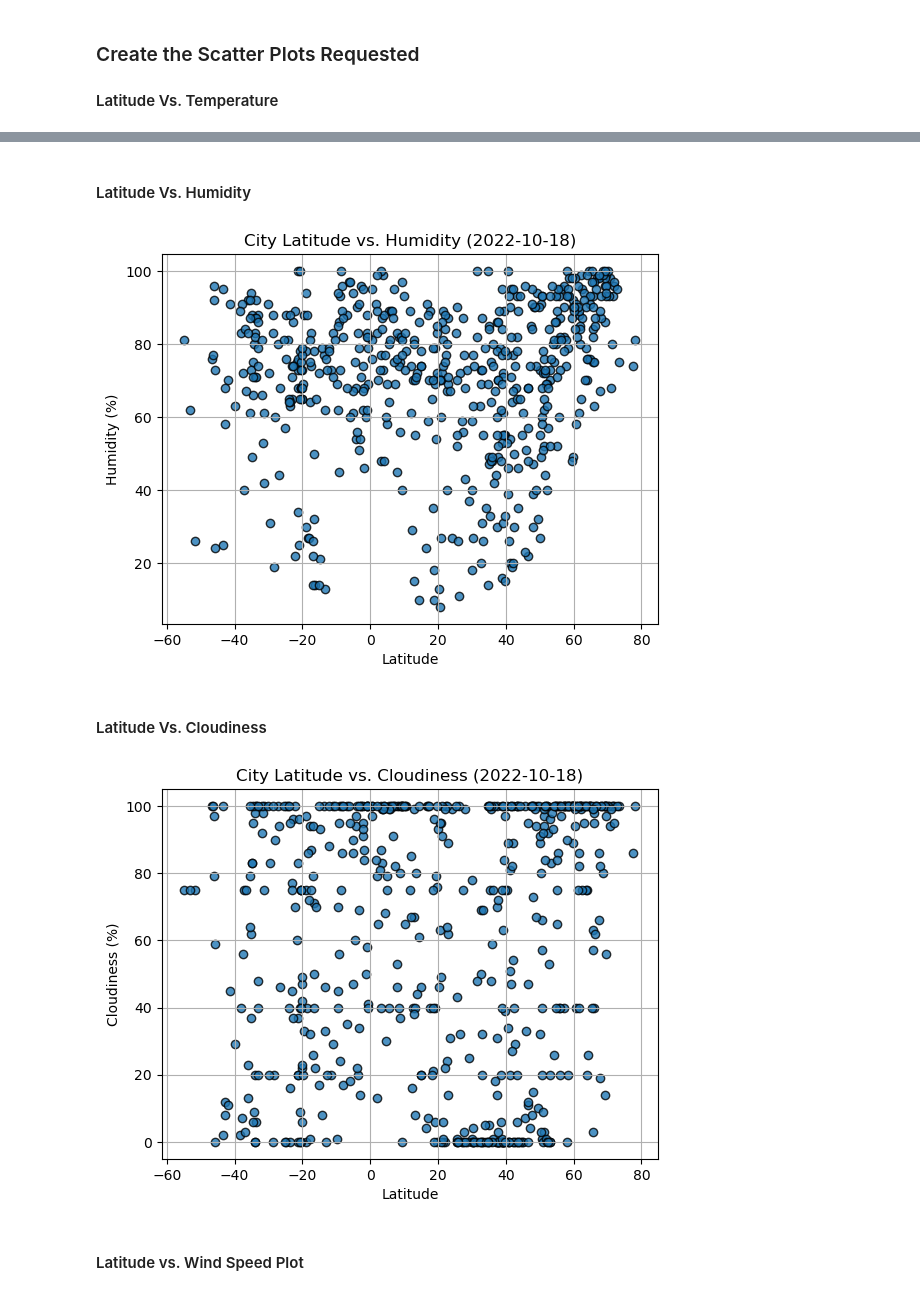
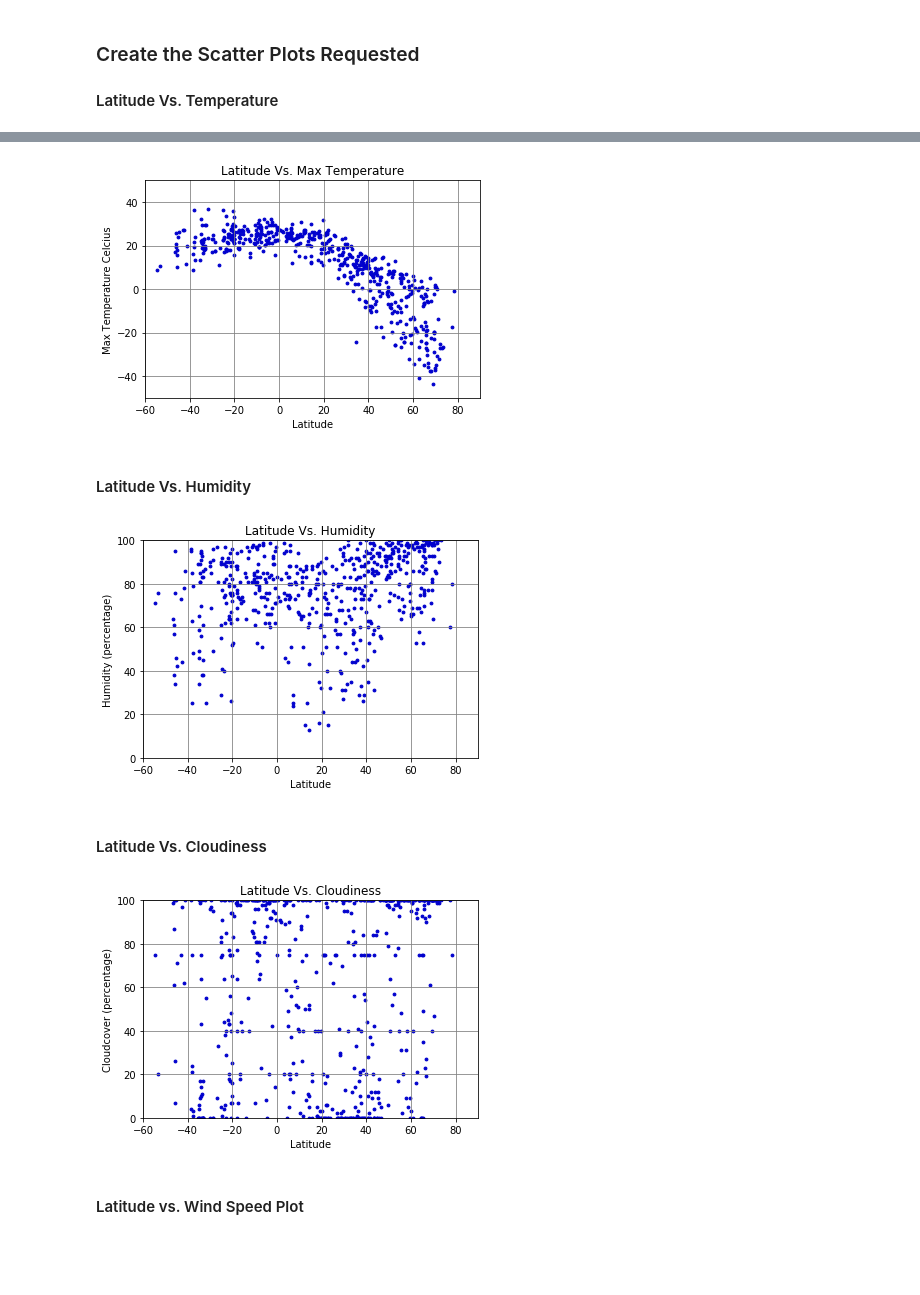
Before and after one commit to Reinierandrew/python-api-challenge, a Jupyter notebook: Weatherpy/WeatherPy.ipynb, the cells around one changed output, grey strips where cells are left out. Cells and saved outputs as stored; diff of their text form; code cells hidden in the pictures; blank space fills up the shorter version.

```diff
--- a/Weatherpy/WeatherPy.ipynb
+++ b/Weatherpy/WeatherPy.ipynb
@@ -204,27 +218,57 @@ plt.show()
+# %%
+# Build scatter plot for latitude vs. temperature
+plt.scatter(city_data_df["Lat"],city_data_df["Max Temp"],marker="o", s=8, color="mediumblue")
+plt.title("Latitude Vs. Max Temperature")
+plt.xlabel("Latitude")
+plt.ylabel("Max Temperature Celcius")
+plt.grid (b=True,which="major",axis="both",linestyle="-",color="grey")
+y_lim_ht = (city_data_df["Max Temp"].max()+10).round(-1)
+y_lim_lt = (city_data_df["Max Temp"].min()-10).round(-1)
+plt.ylim(y_lim_lt,y_lim_ht)
+plt.xlim(-60,90)
+
+# Save the figure
+plt.savefig("output_data/Fig1.png")
+
+# Show plot
+plt.show()
+# %% [output]
+[figure, added]
 # %% [markdown]
 #### Latitude Vs. Humidity
 # %%
 # Build the scatter plots for latitude vs. humidity
-# YOUR CODE HERE
+plt.scatter(city_data_df["Lat"],city_data_df["Humidity"],marker="o", s=8, color="mediumblue")
 
 # Incorporate the other graph properties
-# YOUR CODE HERE
+plt.title("Latitude Vs. Humidity")
+plt.xlabel("Latitude")
+plt.ylabel("Humidity (percentage)")
+plt.grid (b=True,which="major",axis="both",linestyle="-",color="grey")
+plt.xlim(-60,90)
+plt.ylim(0,100)
 
 # Save the figure
 plt.savefig("output_data/Fig2.png")
 
 # Show plot
 plt.show()
 # %% [output]
-[figure, old version]
+[figure, new version]
 # %% [markdown]
 #### Latitude Vs. Cloudiness
 # %%
 # Build the scatter plots for latitude vs. cloudiness
-# YOUR CODE HERE
+plt.scatter(city_data_df["Lat"],city_data_df["Cloudiness"],marker="o", s=8, color="mediumblue")
 
 # Incorporate the other graph properties
-# YOUR CODE HERE
+plt.title("Latitude Vs. Cloudiness")
+plt.xlabel("Latitude")
+plt.ylabel("Cloudcover (percentage)")
+plt.grid (b=True,which="major",axis="both",linestyle="-",color="grey")
+plt.xlim(-60,90)
+plt.ylim(0,100)
+
 
 # Save the figure
 plt.savefig("output_data/Fig3.png")
@@ -232,7 +276,7 @@ plt.savefig("output_data/Fig3.png")
 # Show plot
 plt.show()
 # %% [output]
-[figure, old version]
+[figure, new version]
 # %% [markdown]
 #### Latitude vs. Wind Speed Plot
 # %%
```
Also changed, not shown: parts of 36 cells of this notebook, 14 other files.
